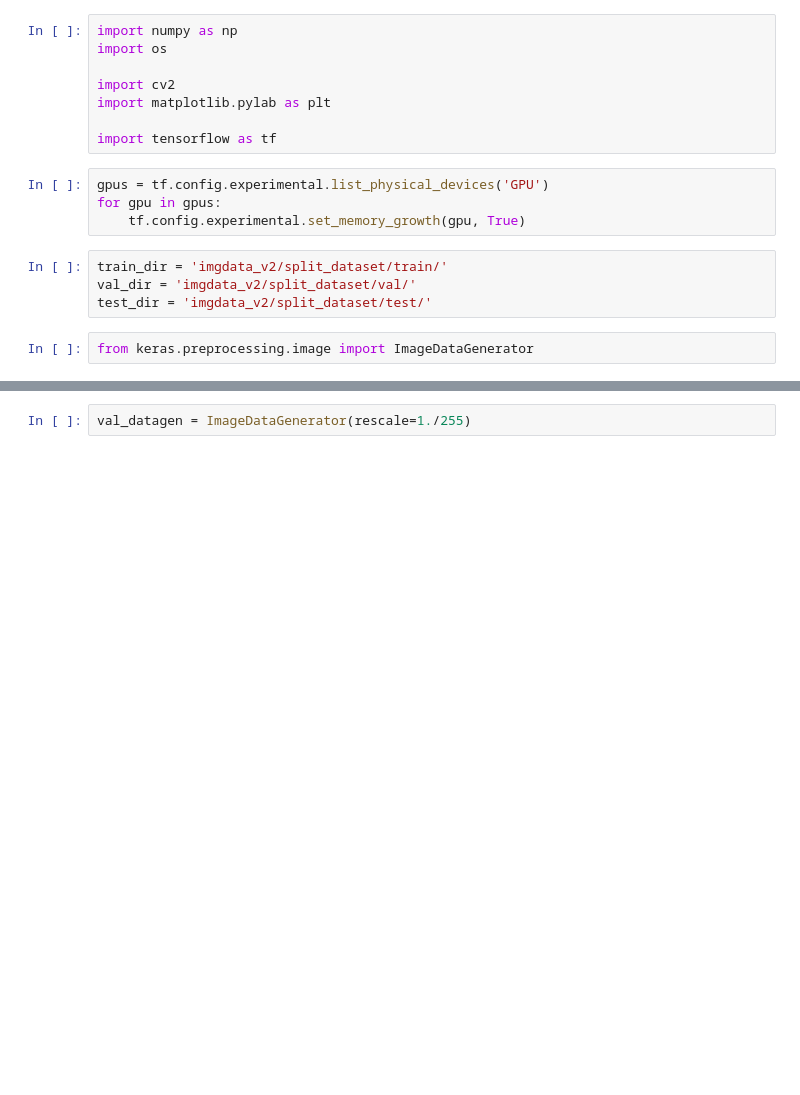
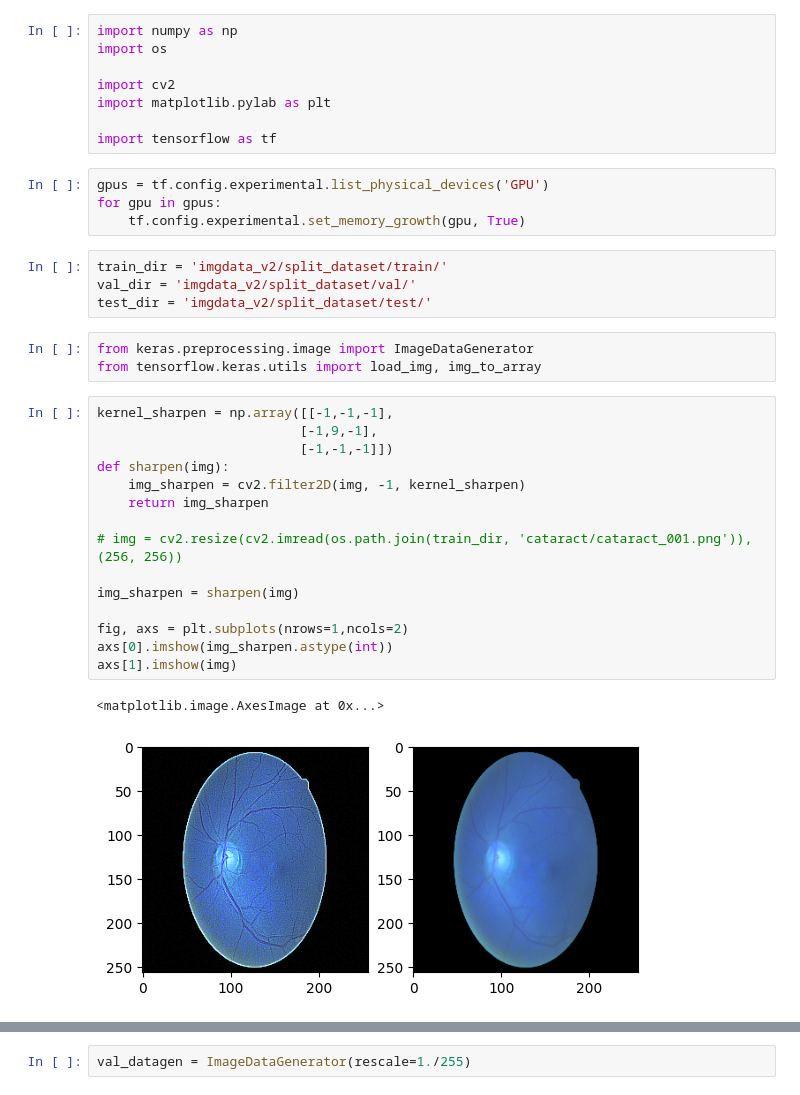
Before and after one commit to JoshuaR26/ODIR-OcularDiseaseIntelligentRecognition, a Jupyter notebook: CNN_v2.ipynb, the cells around one changed output, grey strips where cells are left out. Drawn from its saved outputs; the diff is of its cells as text; blank space fills up the shorter version.

```diff
--- a/CNN_v2.ipynb
+++ b/CNN_v2.ipynb
@@ -18,3 +18,22 @@ val_dir = 'imgdata_v2/split_dataset/val/'
 test_dir = 'imgdata_v2/split_dataset/test/'
 # %%
 from keras.preprocessing.image import ImageDataGenerator
+from tensorflow.keras.utils import load_img, img_to_array
+# %%
+kernel_sharpen = np.array([[-1,-1,-1],
+                          [-1,9,-1],
+                          [-1,-1,-1]])
+def sharpen(img):
+    img_sharpen = cv2.filter2D(img, -1, kernel_sharpen)
+    return img_sharpen
+
+# img = cv2.resize(cv2.imread(os.path.join(train_dir, 'cataract/cataract_001.png')), (256, 256))
+
+img_sharpen = sharpen(img)
+
+fig, axs = plt.subplots(nrows=1,ncols=2)
+axs[0].imshow(img_sharpen.astype(int))
+axs[1].imshow(img)
+# %% [output]
+<matplotlib.image.AxesImage at 0x...>
+[figure, added]
```
Also changed, not shown: parts of 2 cells of this notebook.
